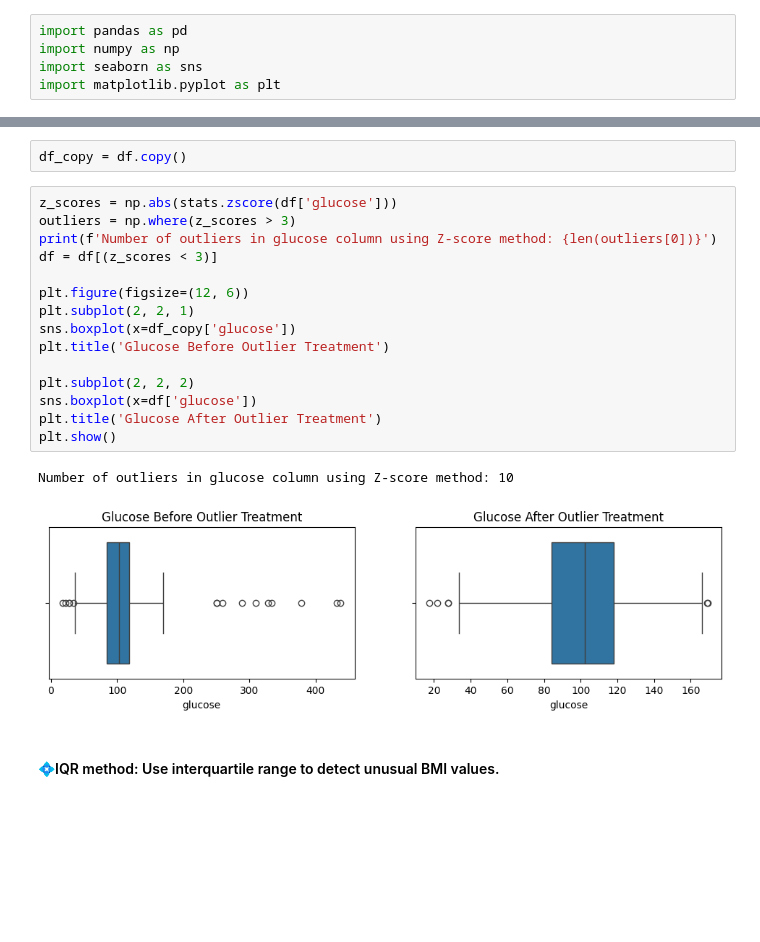
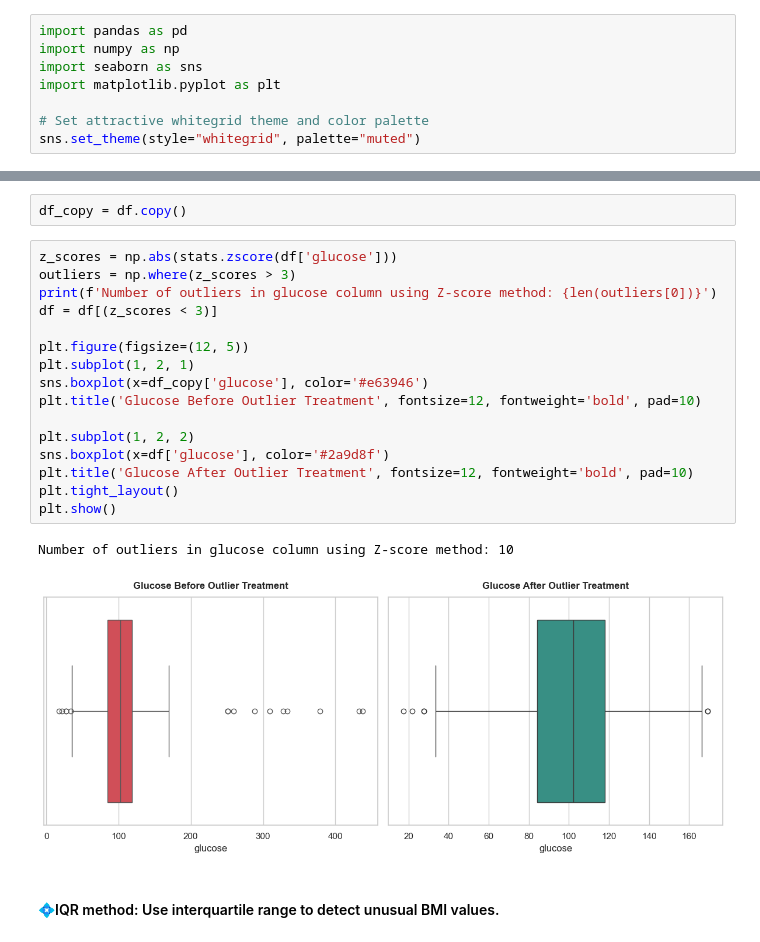
Before and after one commit to ah1331/rw, a Jupyter notebook: DPFE/pr2/data_cleanser.ipynb, the cells around one changed output, grey strips where cells are left out. Drawn from its saved outputs; the diff is of its cells as text; blank space fills up the shorter version.

```diff
--- a/DPFE/pr2/data_cleanser.ipynb
+++ b/DPFE/pr2/data_cleanser.ipynb
@@ -3,3 +3,6 @@ import pandas as pd
 import numpy as np
 import seaborn as sns
 import matplotlib.pyplot as plt
+
+# Set attractive whitegrid theme and color palette
+sns.set_theme(style="whitegrid", palette="muted")
@@ -195,21 +192,22 @@ df_copy = df.copy()
 # %%
 z_scores = np.abs(stats.zscore(df['glucose']))
 outliers = np.where(z_scores > 3)
 print(f'Number of outliers in glucose column using Z-score method: {len(outliers[0])}')
 df = df[(z_scores < 3)]
 
-plt.figure(figsize=(12, 6))
-plt.subplot(2, 2, 1)
-sns.boxplot(x=df_copy['glucose'])
-plt.title('Glucose Before Outlier Treatment')
+plt.figure(figsize=(12, 5))
+plt.subplot(1, 2, 1)
+sns.boxplot(x=df_copy['glucose'], color='#e63946')
+plt.title('Glucose Before Outlier Treatment', fontsize=12, fontweight='bold', pad=10)
 
-plt.subplot(2, 2, 2)
-sns.boxplot(x=df['glucose'])
-plt.title('Glucose After Outlier Treatment')
+plt.subplot(1, 2, 2)
+sns.boxplot(x=df['glucose'], color='#2a9d8f')
+plt.title('Glucose After Outlier Treatment', fontsize=12, fontweight='bold', pad=10)
+plt.tight_layout()
 plt.show()
 # %% [output]
 Number of outliers in glucose column using Z-score method: 10
-[figure, old version]
+[figure, new version]
 # %% [markdown]
 #### 💠IQR method: Use interquartile range to detect unusual BMI values.
 # %%
```
Also changed, not shown: parts of 7 cells of this notebook, 3 other files.
